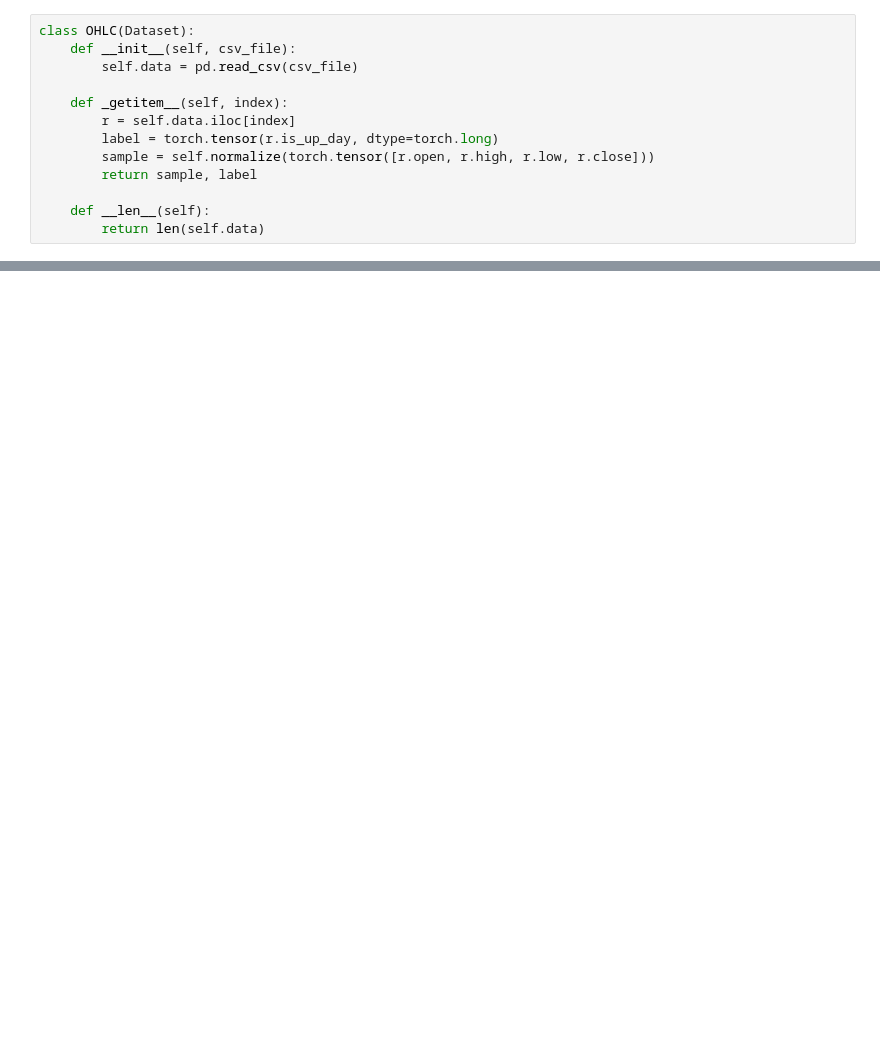
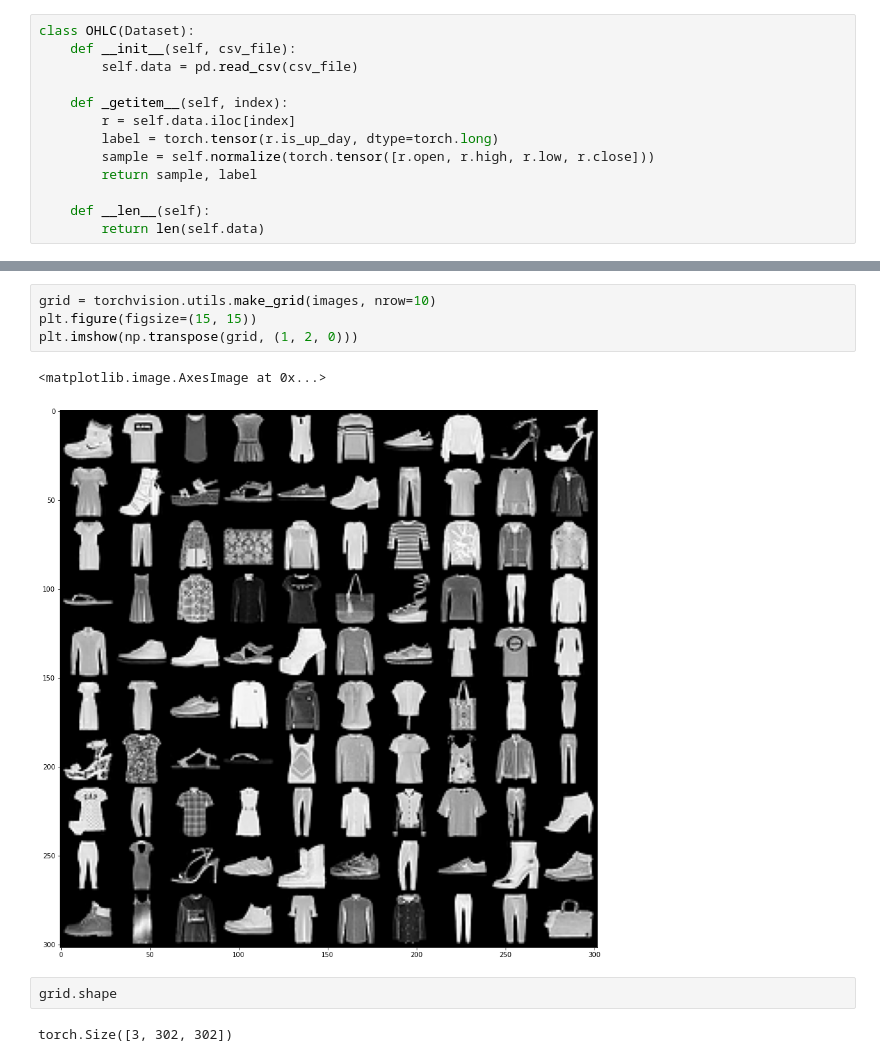
Before and after one commit to hamzamk/torch_fashion_mnist, a Jupyter notebook: classification_fashionMNIST.ipynb, the cells around one changed output, grey strips where cells are left out. Saved outputs shown, nothing was run; the diff lists cells and outputs as text; blank space fills up the shorter version.

```diff
--- a/classification_fashionMNIST.ipynb
+++ b/classification_fashionMNIST.ipynb
@@ -43,0 +101,11 @@ train_loader = torch.utils.data.DataLoader(train_set)
+# %%
+grid = torchvision.utils.make_grid(images, nrow=10)
+plt.figure(figsize=(15, 15))
+plt.imshow(np.transpose(grid, (1, 2, 0)))
+# %% [output]
+<matplotlib.image.AxesImage at 0x...>
+[figure, added]
+# %%
+grid.shape
+# %% [output]
+torch.Size([3, 302, 302])
```
Also changed, not shown: parts of 18 cells of this notebook.
